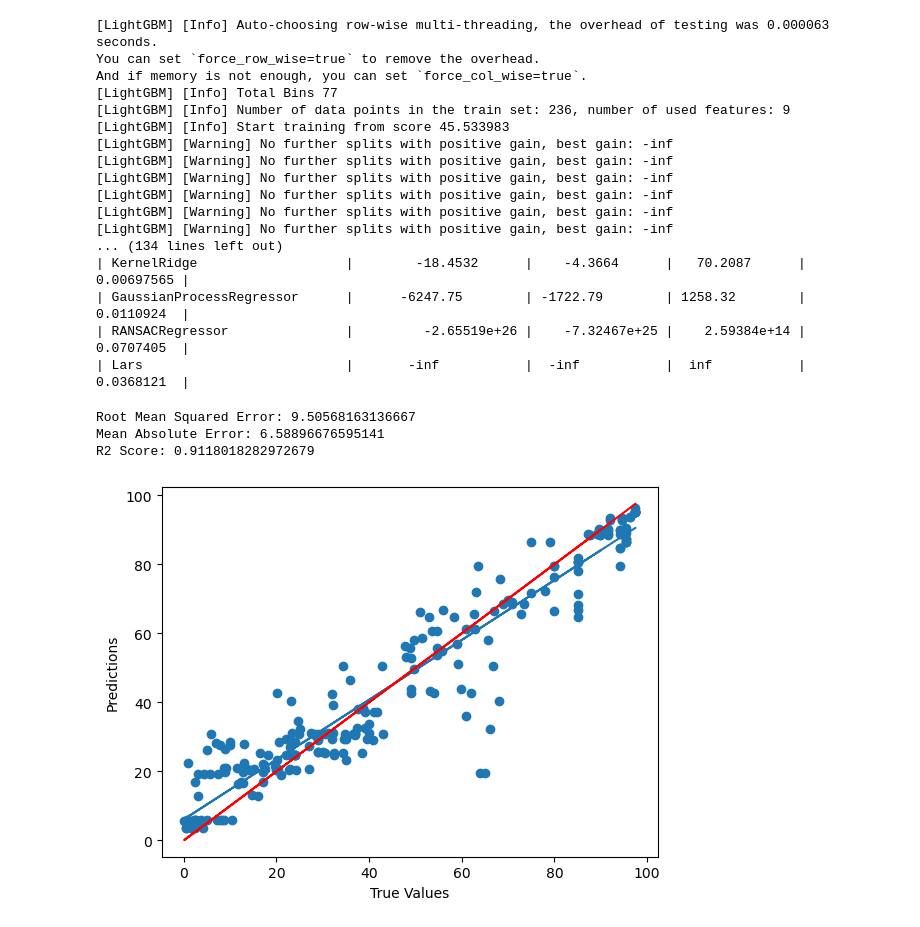
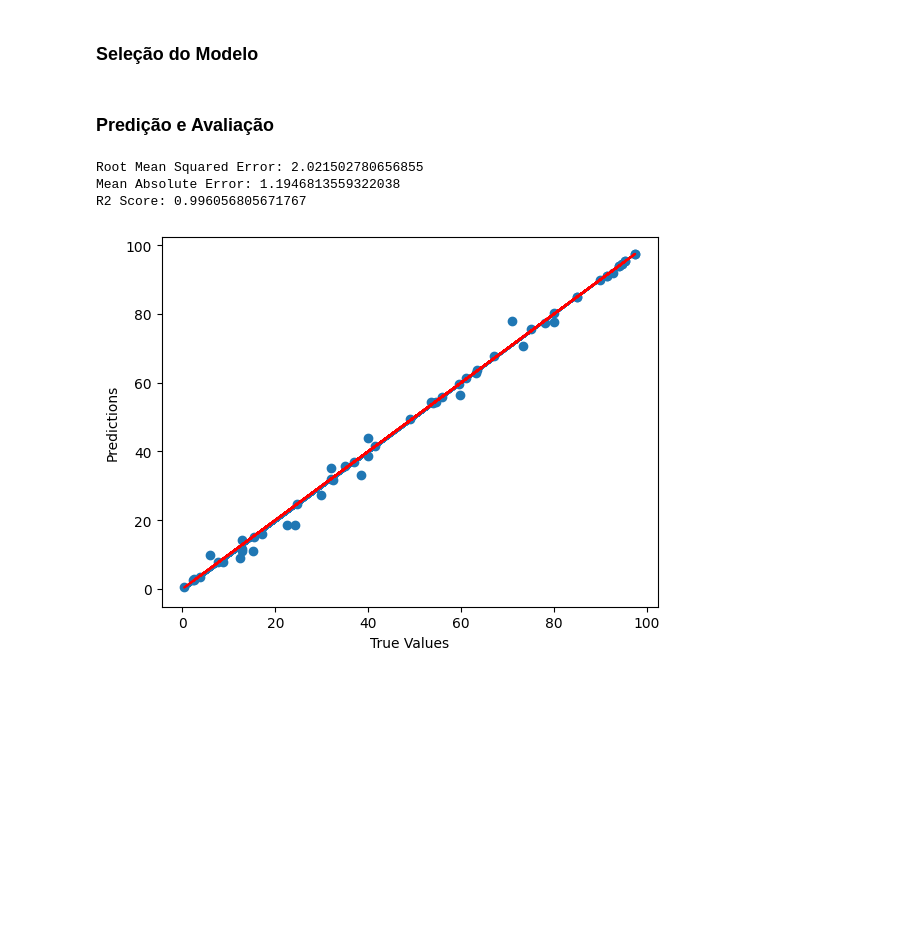
Before and after one commit to alenarth/cryohep-ml, a Jupyter notebook: Hepatocytes Cryopreservation Solution Optimization.ipynb, the cells around one changed output. Drawn from its saved outputs; the diff is of its cells as text; code cells hidden in the pictures; blank space fills up the shorter version.

Commit message:
implementacao_de_randomforest

```diff
--- a/Hepatocytes Cryopreservation Solution Optimization.ipynb
+++ b/Hepatocytes Cryopreservation Solution Optimization.ipynb
@@ -28,37 +36,19 @@ feature_engineering = FeatureEngineering("one_hot_encoding")
 feature_engineering.fit(X_train)
 X_train_transformed = feature_engineering.transform(X_train)
 X_test_transformed = feature_engineering.transform(X_test)
-# %%
-model_selection = ModelSelection()
-model_selection.fit(X_train_transformed, y_train, X_test_transformed, y_test)
-# %% [output]
-[LightGBM] [Info] Auto-choosing row-wise multi-threading, the overhead of testing was 0.000063 seconds.
-You can set `force_row_wise=true` to remove the overhead.
-And if memory is not enough, you can set `force_col_wise=true`.
-[LightGBM] [Info] Total Bins 77
-[LightGBM] [Info] Number of data points in the train set: 236, number of used features: 9
-[LightGBM] [Info] Start training from score 45.533983
-[LightGBM] [Warning] No further splits with positive gain, best gain: -inf
-[LightGBM] [Warning] No further splits with positive gain, best gain: -inf
-[LightGBM] [Warning] No further splits with positive gain, best gain: -inf
-[LightGBM] [Warning] No further splits with positive gain, best gain: -inf
-[LightGBM] [Warning] No further splits with positive gain, best gain: -inf
-[LightGBM] [Warning] No further splits with positive gain, best gain: -inf
-... (134 lines left out)
-| KernelRidge                   |        -18.4532      |    -4.3664      |   70.2087      |   0.00697565 |
-| GaussianProcessRegressor      |      -6247.75        | -1722.79        | 1258.32        |   0.0110924  |
-| RANSACRegressor               |         -2.65519e+26 |    -7.32467e+25 |    2.59384e+14 |   0.0707405  |
-| Lars                          |       -inf           |  -inf           |  inf           |   0.0368121  |
+# %% [markdown]
+### Seleção do Modelo
 # %%
-model = Model(model_class=model_selection.get_best_model_class())
+model = Model(model_class="RandomForestRegressor")
 model.fit(X_train_transformed, y_train)
 model.save(MODEL_PATH)
-predictions = model.predict(X_train_transformed)
+# %% [markdown]
+### Predição e Avaliação
 # %%
 evaluation = Evaluation()
-evaluation.report(y_train, predictions)
+evaluation.report(y_test, model.predict(X_test_transformed))
 # %% [output]
-Root Mean Squared Error: 9.50568163136667
-Mean Absolute Error: 6.58896676595141
-R2 Score: 0.9118018282972679
+Root Mean Squared Error: 2.021502780656855
+Mean Absolute Error: 1.1946813559322038
+R2 Score: 0.996056805671767
-[figure, old version]
+[figure, new version]
```
Also changed, not shown: parts of 9 cells of this notebook, 7 other files.
